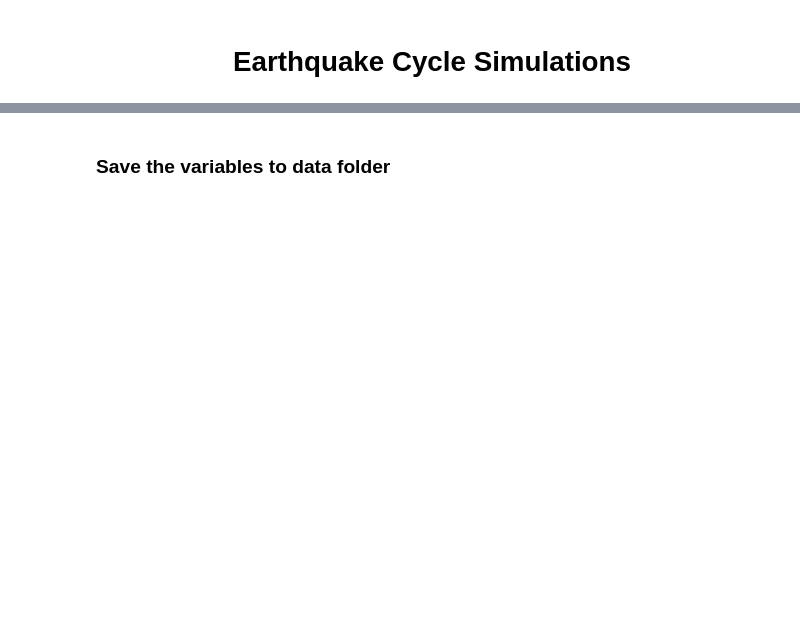
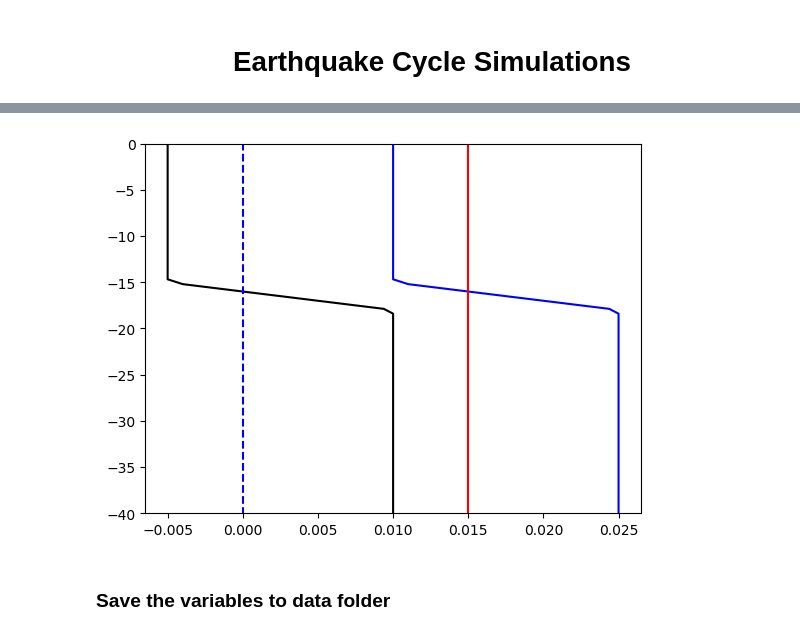
Before and after one commit to thehalfspace/JuliaSEM, a Jupyter notebook: EQCycle.ipynb, the cells around one changed output, grey strips where cells are left out. Cells and saved outputs as stored; diff of their text form; code cells hidden in the pictures; blank space fills up the shorter version.

Commit message:
plot changes

```diff
--- a/EQCycle.ipynb
+++ b/EQCycle.ipynb
@@ -28,3 +23,13 @@ Int1D! (generic function with 2 methods)
+# %%
+# Plot rate and state friction parameters
+plot(cca, FltX/1e3, "b-")
+plot(ccb, FltX/1e3, "r-")
+plot(cca-ccb, FltX/1e3, "k-")
+plot(repmat([0], FaultNglob), FltX/1e3, "b--")
+ylim([-40, 0])
+show()
+# %% [output]
+[figure, added]
 # %% [markdown]
 <h3> Save the variables to data folder
 # %%
```
Also changed, not shown: parts of 6 cells of this notebook, 5 other files.
